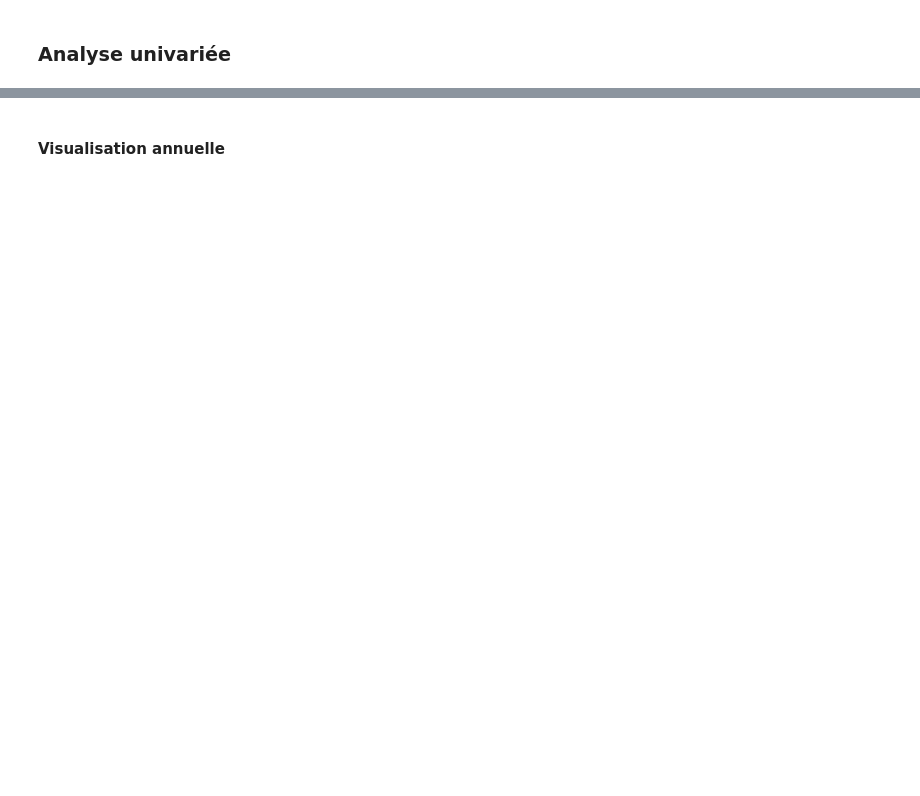
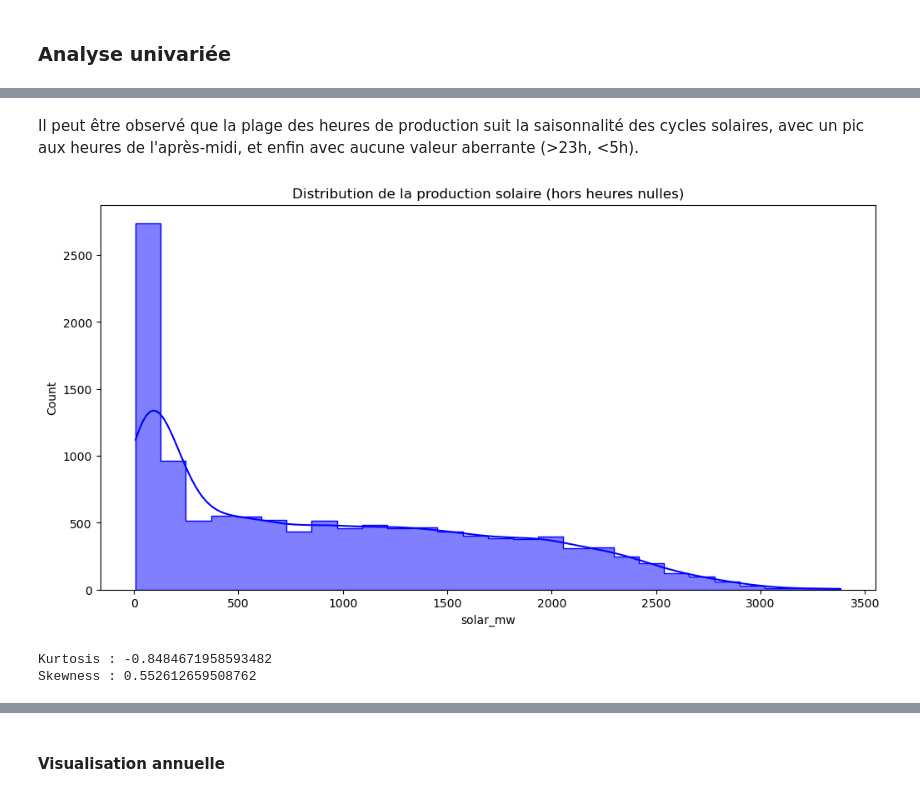
Before and after one commit to Simonsns/solar_prediction, a Jupyter notebook: notebooks/01_data_exploration.ipynb, the cells around one changed output, grey strips where cells are left out. Drawn from its saved outputs; the diff is of its cells as text; code cells hidden in the pictures; blank space fills up the shorter version.

```diff
--- a/notebooks/01_data_exploration.ipynb
+++ b/notebooks/01_data_exploration.ipynb
@@ -194,0 +238,17 @@ production_series = series[series > 0]
+# %% [markdown]
+Il peut être observé que la plage des heures de production suit la saisonnalité des cycles solaires, avec un pic aux heures de l'après-midi, et enfin avec aucune valeur aberrante (>23h, <5h).
+# %%
+# Check des caractéristiques de la distribution
+fig = plt.figure(figsize=(12, 6))
+sns.histplot(prod_df["solar_mw"], element="step", color="blue", kde=True)
+plt.title("Distribution de la production solaire (hors heures nulles)")
+plt.show()
+
+# Quelques tests
+solar_series = prod_df.solar_mw.copy()
+print(f'Kurtosis : {solar_series.kurt()}')
+print(f'Skewness : {solar_series.skew()}')
+# %% [output]
+[figure, added]
+Kurtosis : -0.8484671958593482
+Skewness : 0.552612659508762
```
Also changed, not shown: parts of 29 cells of this notebook.
